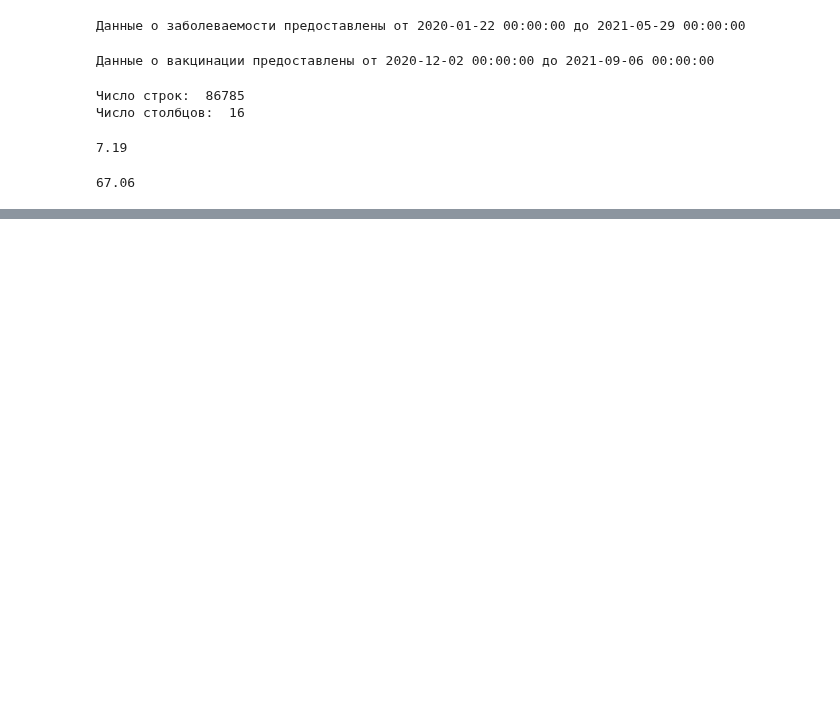
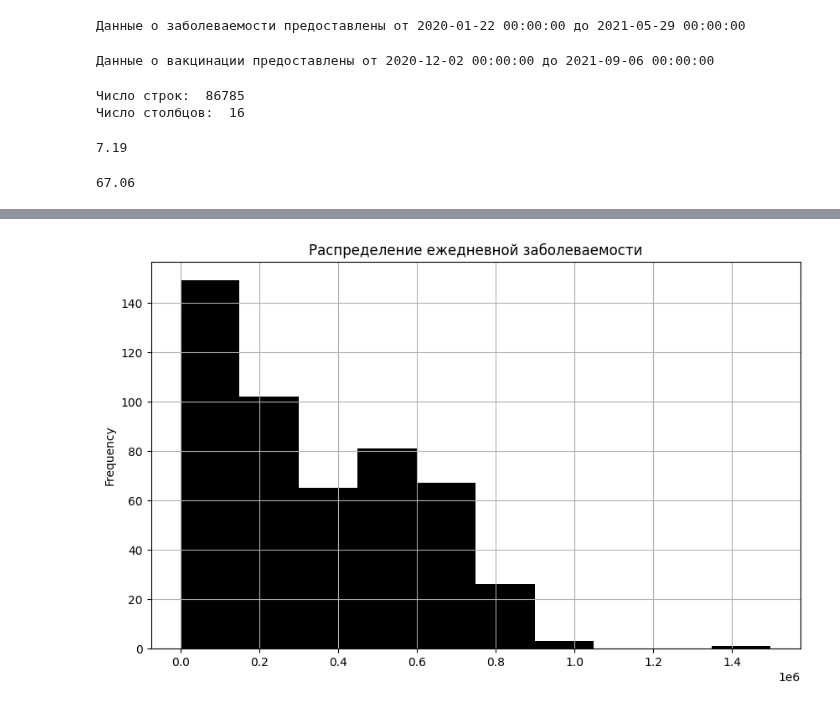
Before and after one commit to xsomxsomx/DST-1024, a Jupyter notebook: Skillfactory/PYTHON-13. Визуализация данных/Theory.ipynb, the cells around one changed output, grey strips where cells are left out. Drawn from its saved outputs; the diff is of its cells as text; code cells hidden in the pictures; blank space fills up the shorter version.

```diff
--- a/Skillfactory/PYTHON-13. Визуализация данных/Theory.ipynb
+++ b/Skillfactory/PYTHON-13. Визуализация данных/Theory.ipynb
@@ -327,0 +360,13 @@ round(covid_df[covid_df['country'] == 'Russia']['recover_rate'].mean(), 2)
+# %%
+# Построим гистограмму, параметр kind выставляем на значение 'hist'.
+# Параметр bins (корзины) отвечает за число прямоугольников в гистограмме.
+grouped_cases.plot(
+    kind='hist',
+    figsize=(10, 6),
+    title='Распределение ежедневной заболеваемости',
+    grid = True,
+    color = 'black',
+    bins=10
+);
+# %% [output]
+[figure, added]
```
Also changed, not shown: parts of 8 cells of this notebook.
